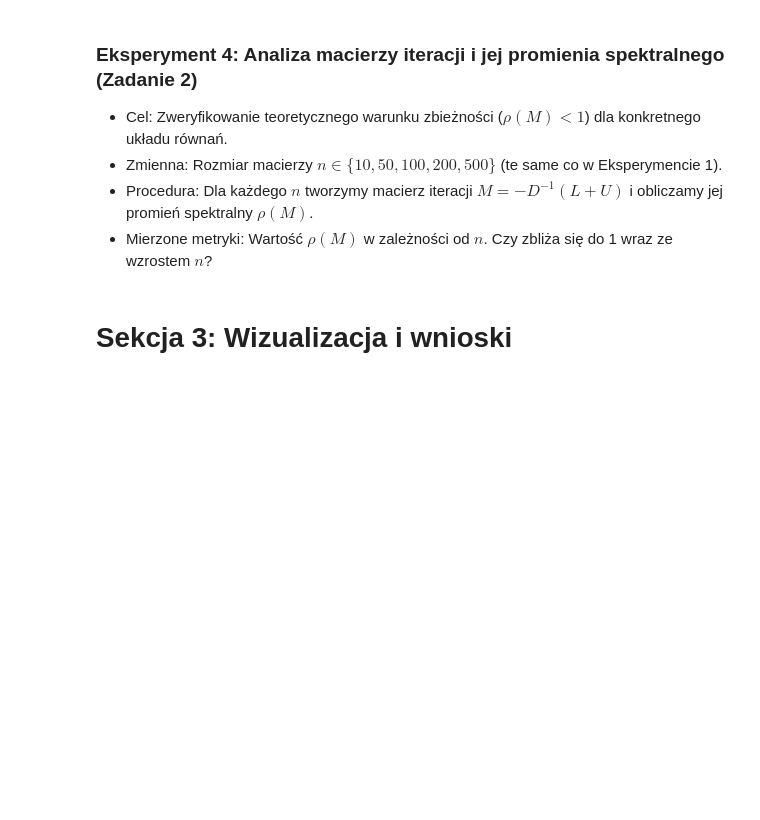
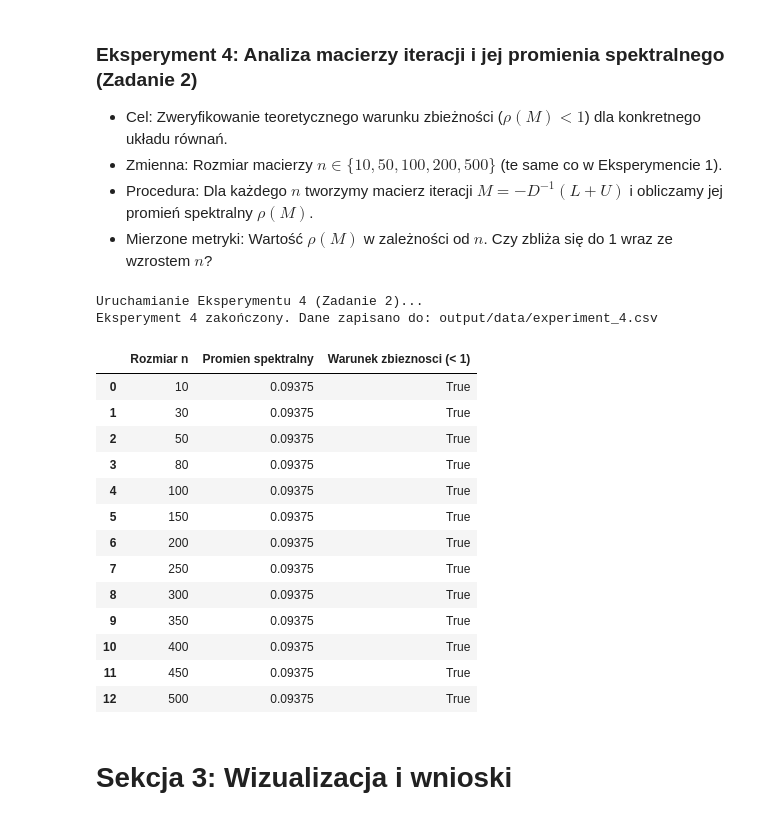
Before and after one commit to Veexeq/MOwNiT, a Jupyter notebook: lab9-linear-systems-v2/main.ipynb, the cells around one changed output. Drawn from its saved outputs; the diff is of its cells as text; code cells hidden in the pictures; blank space fills up the shorter version.

```diff
--- a/lab9-linear-systems-v2/main.ipynb
+++ b/lab9-linear-systems-v2/main.ipynb
@@ -412,6 +412,71 @@ Eksperyment 3 zakończony. Dane zapisano do: output/data/experiment_3.csv
 * Zmienna: Rozmiar macierzy $n \in \{10, 50, 100, 200, 500\}$ (te same co w Eksperymencie 1).
 * Procedura: Dla każdego $n$ tworzymy macierz iteracji $M = -D^{-1}(L+U)$ i obliczamy jej promień spektralny $\rho(M)$.
 * Mierzone metryki: Wartość $\rho(M)$ w zależności od $n$. Czy zbliża się do 1 wraz ze wzrostem $n$?
+# %%
+import os
+import numpy as np
+import pandas as pd
+
+# Słownik/lista na zebrane dane
+experiment_4_data = []
+
+# Te same rozmiary macierzy, co w Eksperymencie 1 dla spójności analizy
+n_sizes_exp4 = [10, 30, 50, 80, 100, 150, 200, 250, 300, 350, 400, 450, 500]
+
+print("Uruchamianie Eksperymentu 4 (Zadanie 2)...")
+
+for n in n_sizes_exp4:
+    # 1. Generujemy oryginalną macierz układu A
+    A = generate_matrix_A(n)
+
+    # 2. Wyciągamy diagonalną i budujemy macierz (L + U)
+    D_diag = np.diag(A)
+    LU = A - np.diag(D_diag)
+
+    # 3. Konstruujemy macierz iteracji M = -D^(-1) * (L + U)
+    # Wykorzystujemy nadawanie kształtu (broadcasting) do szybkiego dzielenia wierszy
+    M_matrix = - LU / D_diag[:, np.newaxis]
+
+    # 4. Obliczamy wartości własne macierzy M
+    eigenvalues = np.linalg.eigvals(M_matrix)
+
+    # 5. Promień spektralny to maksimum z modułów wartości własnych
+    spectral_radius = np.max(np.abs(eigenvalues))
+
+    # 6. Sprawdzenie teoretycznego warunku zbieżności (czy rho < 1)
+    is_convergent = spectral_radius < 1.0
+
+    # Zapisanie wyników
+    experiment_4_data.append({
+        'Rozmiar n': n,
+        'Promien spektralny': spectral_radius,
+        'Warunek zbieznosci (< 1)': is_convergent
+    })
+
+# Konwersja do DataFrame i zapis do pliku CSV
+df_exp4 = pd.DataFrame(experiment_4_data)
+csv_path_exp4 = 'output/data/experiment_4.csv'
+df_exp4.to_csv(csv_path_exp4, index=False)
+
+print(f"Eksperyment 4 zakończony. Dane zapisano do: {csv_path_exp4}")
+df_exp4
+# %% [output]
+Uruchamianie Eksperymentu 4 (Zadanie 2)...
+Eksperyment 4 zakończony. Dane zapisano do: output/data/experiment_4.csv
+|  | Rozmiar n | Promien spektralny | Warunek zbieznosci (< 1) |
+| 0 | 10 | 0.09375 | True |
+| 1 | 30 | 0.09375 | True |
+| 2 | 50 | 0.09375 | True |
+| 3 | 80 | 0.09375 | True |
+| 4 | 100 | 0.09375 | True |
+| 5 | 150 | 0.09375 | True |
+| 6 | 200 | 0.09375 | True |
+| 7 | 250 | 0.09375 | True |
+| 8 | 300 | 0.09375 | True |
+| 9 | 350 | 0.09375 | True |
+| 10 | 400 | 0.09375 | True |
+| 11 | 450 | 0.09375 | True |
+| 12 | 500 | 0.09375 | True |
 # %% [markdown]
 # Sekcja 3: Wizualizacja i wnioski
 # %% [markdown]
```
Also changed, not shown: parts of 7 cells of this notebook, 2 other files.
